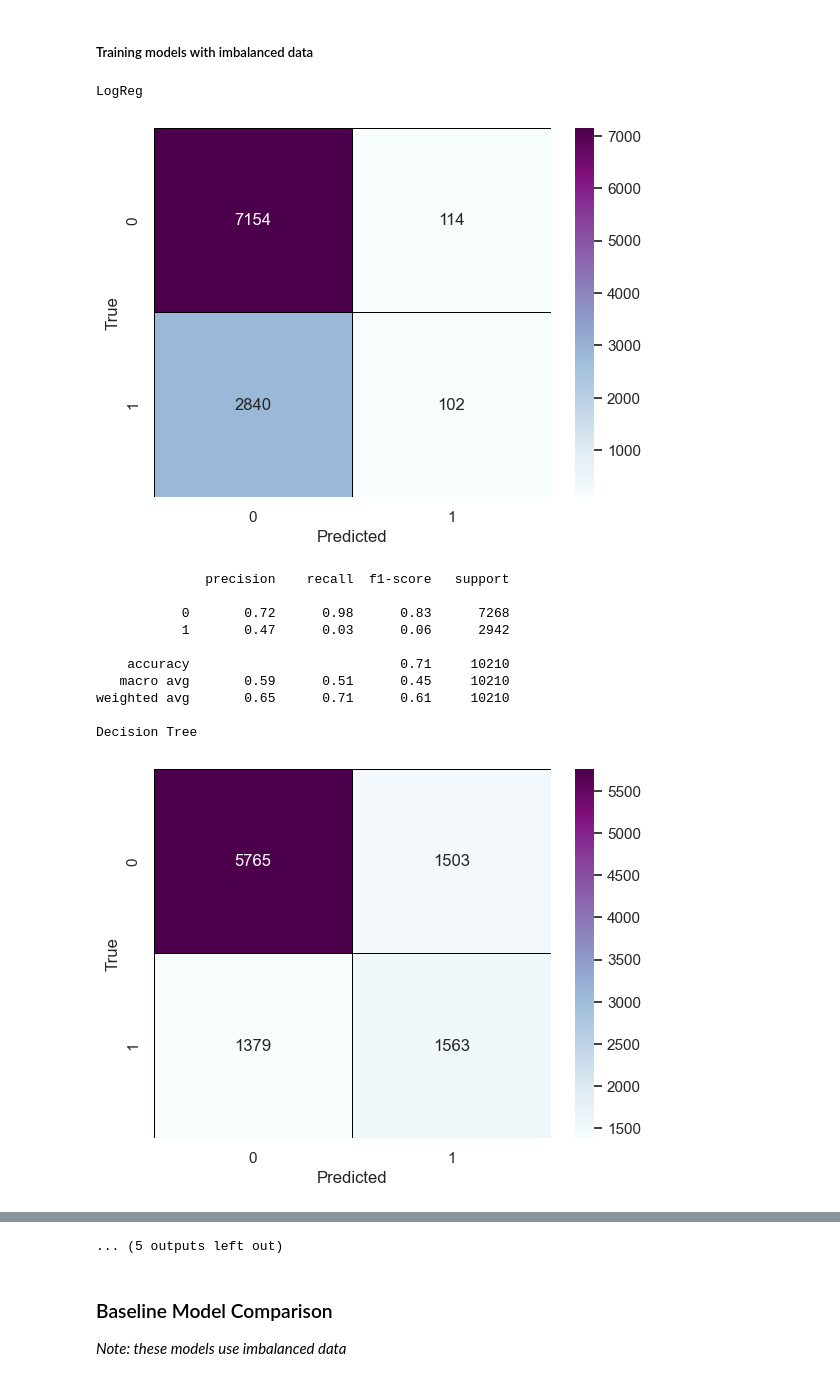
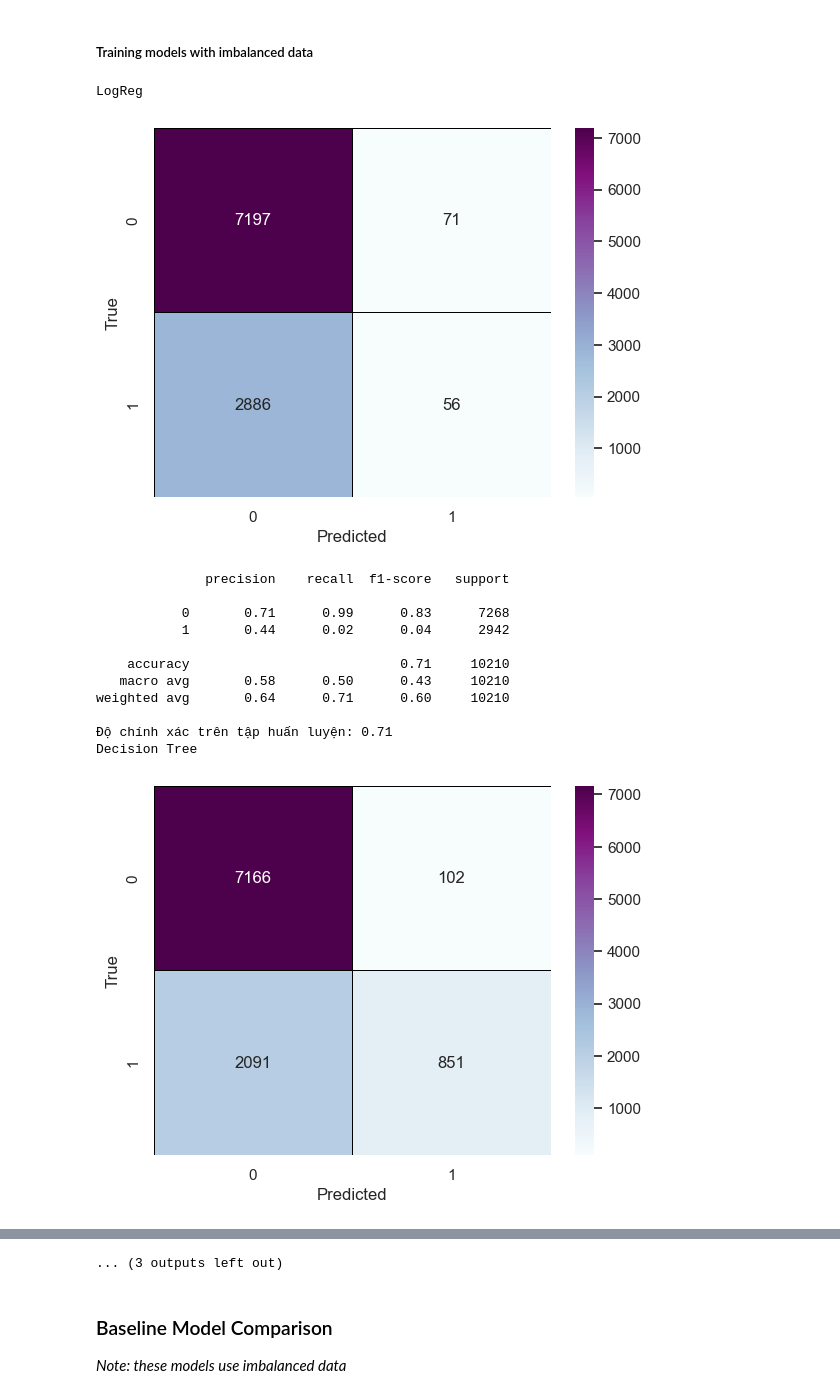
Before and after one commit to vuquyen03/Prediction-customer-churn, a Jupyter notebook: Applied_Stat.ipynb, the cells around one changed output, grey strips where cells are left out. Saved outputs shown, nothing was run; the diff lists cells and outputs as text; code cells hidden in the pictures.

```diff
--- a/Applied_Stat.ipynb
+++ b/Applied_Stat.ipynb
@@ -817,5 +888,6 @@ logReg = LogisticRegression()
 # %%
 # using balanced data
+logReg = LogisticRegression(**grid_result_log.best_params_, random_state = 2023)
 logReg.fit(X_blnc, y_blnc)
 
 y_pred = logReg.predict(X_test)
@@ -1010,7 +1368,7 @@ xgb = XGBClassifier()
 # %%
 # using balanced data
-clf_xgb = xgb.fit(X_blnc, y_blnc)
-y_pred = clf_xgb.predict(X_test)
+xgb.fit(X_blnc, y_blnc)
+y_pred = xgb.predict(X_test)
 
 conf = confusion_matrix(y_test, y_pred)
 sns.heatmap(conf, annot=True, linewidth=0.7, linecolor='black', fmt='g', cmap="BuPu")
@@ -1019,6 +1377,9 @@ plt.ylabel('True')
 plt.show()
 print(classification_report(y_test, y_pred))
 
+train_accuracy = xgb.score(X_blnc, y_blnc)
+print("Độ chính xác trên tập huấn luyện: {:.2f}".format(train_accuracy))
+
 y_proba = xgb.predict_proba(X_test)[:, 1]
 
 # Tính AUC bằng hàm roc_auc_score()
@@ -1111,0 +1523,8 @@ AUC: 0.831
+# %%
+lc = SVC(C = 0.65, gamma = 0.02, random_state = 2023)
+lc.fit(X_blnc, y_blnc)
+y_pred = lc.predict(X_test)
+
+train_accuracy = lc.score(X_blnc, y_blnc)
+print("Độ chính xác trên tập huấn luyện: {:.2f}".format(train_accuracy))
+print(classification_report(y_test,y_pred))
@@ -1136,9 +1563,7 @@ for i in models:
 # %%
 from sklearn.metrics import PrecisionRecallDisplay, precision_recall_curve
 
-
-models = [logReg, dtc, rf, ada, knn, xgb, gauss, lgbm]
-
+models = [logReg, dtc, rf, ada, knn, xgb, lgbm]
 
 plt.figure(figsize = (12,6), linewidth= 1)
 no_skill = len(y_test[y_test==1]) / len(y_test)
@@ -1154,48 +1579,49 @@ for i in models:
 # %% [markdown]
 ##### Training models with imbalanced data
 # %%
-
 def run_exps(X_train , y_train, X_test, y_test):
 
-  models = [
-          ('LogReg', LogisticRegression()),
-          ('Decision Tree', DecisionTreeClassifier(random_state = 2023)),
-          ('RF', RandomForestClassifier(random_state = 2023)),
-          ('KNN', KNeighborsClassifier()),
-          ('GaussianNB', GaussianNB()),
+    models = [
+          ('LogReg', LogisticRegression(**grid_result_log.best_params_, random_state = 2023)),
+          ('Decision Tree', DecisionTreeClassifier(**grid_result_dtc.best_params_,
+                                                     random_state = 2023)),
+          ('RF', RandomForestClassifier(**grid_result_rf.best_params_,
+                                        random_state = 2023)),
+          ('KNN', KNeighborsClassifier(n_neighbors = best_neighbors, p = best_p)),
           ('XGB', XGBClassifier(eval_metric = 'logloss', random_state = 2023)),
-          ('AdaBoost',AdaBoostClassifier()),
-#           ('GradiendtBoost',GradientBoostingClassifier()),
-          ('LightGB',lgb.LGBMClassifier())
+          ('AdaBoost',AdaBoostClassifier(learning_rate = best_lr, n_estimators = best_n_est, random_state = 2023)),
+          ('LightGB',lgb.LGBMClassifier(**grid_result_lr.best_params_))
         ]
 
-  for name, model in models:
+    for name, model in models:
 
-    clf = model.fit(X_train,y_train)
-    y_pred = clf.predict(X_test)
-    conf = confusion_matrix(y_test, y_pred)
-    print(name)
-    sns.heatmap(conf, annot=True, linewidth=0.7, linecolor='black', fmt='g', cmap="BuPu")
-    plt.xlabel('Predicted')
-    plt.ylabel('True')
-    plt.show()
+        clf = model.fit(X_train,y_train)
+        y_pred = clf.predict(X_test)
+        conf = confusion_matrix(y_test, y_pred)
+        print(name)
+        sns.heatmap(conf, annot=True, linewidth=0.7, linecolor='black', fmt='g', cmap="BuPu")
+        plt.xlabel('Predicted')
+        plt.ylabel('True')
+        plt.show()
 
+        print(classification_report(y_test, y_pred))
+        print("Độ chính xác trên tập huấn luyện: {:.2f}".format(model.score(X_train , y_train)))
 
-    print(classification_report(y_test, y_pred))
 run_exps(X_train , y_train, X_test, y_test)
 # %% [output]
 LogReg
-[figure, old version]
+[figure, new version]
               precision    recall  f1-score   support
 
-           0       0.72      0.98      0.83      7268
-           1       0.47      0.03      0.06      2942
+           0       0.71      0.99      0.83      7268
+           1       0.44      0.02      0.04      2942
 
     accuracy                           0.71     10210
-   macro avg       0.59      0.51      0.45     10210
-weighted avg       0.65      0.71      0.61     10210
+   macro avg       0.58      0.50      0.43     10210
+weighted avg       0.64      0.71      0.60     10210
 
+Độ chính xác trên tập huấn luyện: 0.71
 Decision Tree
-[figure, old version]
+[figure, new version]
               precision    recall  f1-score   support
 
@@ -1244,4 +1674,4 @@ XGB
-... (5 outputs left out)
+... (3 outputs left out)
 # %% [markdown]
 ### Baseline Model Comparison
 <i>Note: these models use imbalanced data</i>
```
Also changed, not shown: parts of 99 cells of this notebook.
